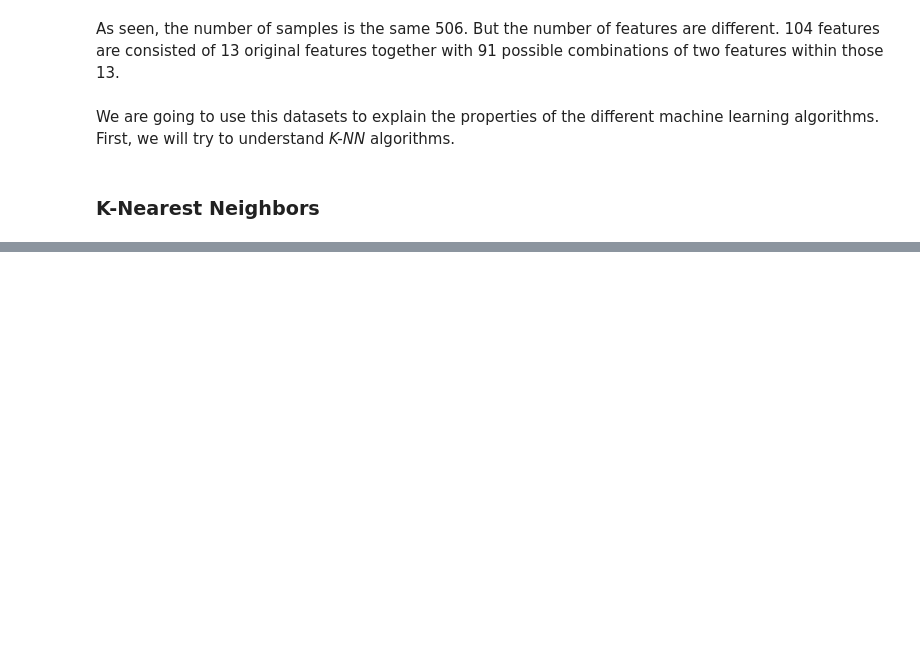
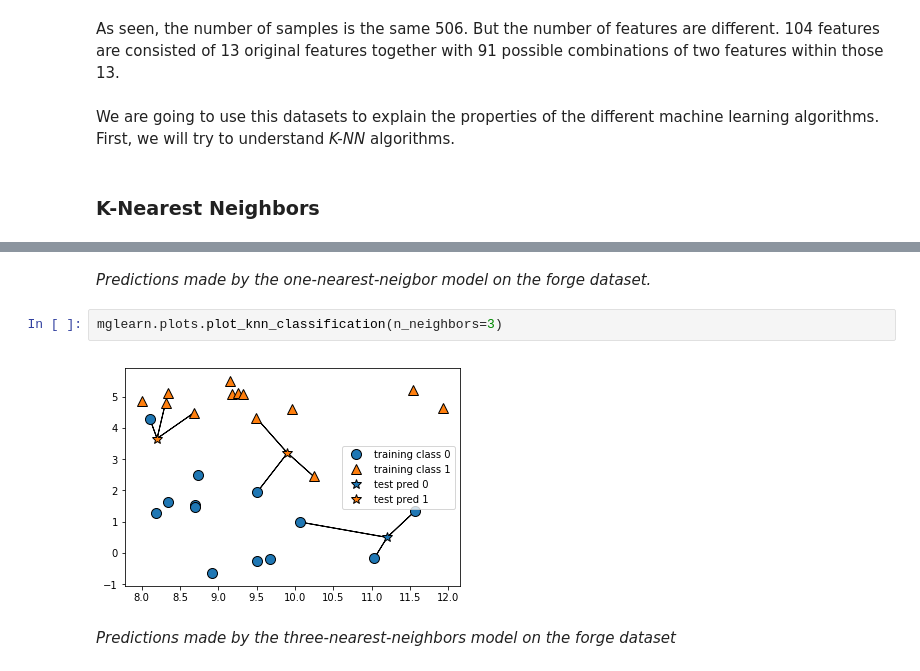
Before and after one commit to abudata/Machine_Learning, a Jupyter notebook: Supervised_learning.ipynb, the cells around one changed output, grey strips where cells are left out. Drawn from its saved outputs; the diff is of its cells as text; blank space fills up the shorter version.

```diff
--- a/Supervised_learning.ipynb
+++ b/Supervised_learning.ipynb
@@ -123,0 +138,8 @@ We are going to use this datasets to explain the properties of the different mac
+# %% [markdown]
+*Predictions made by the one-nearest-neigbor model on the forge dataset.*
+# %%
+mglearn.plots.plot_knn_classification(n_neighbors=3)
+# %% [output]
+[figure, added]
+# %% [markdown]
+*Predictions made by the three-nearest-neighbors model on the forge dataset*
```
Also changed, not shown: parts of 3 cells of this notebook.
